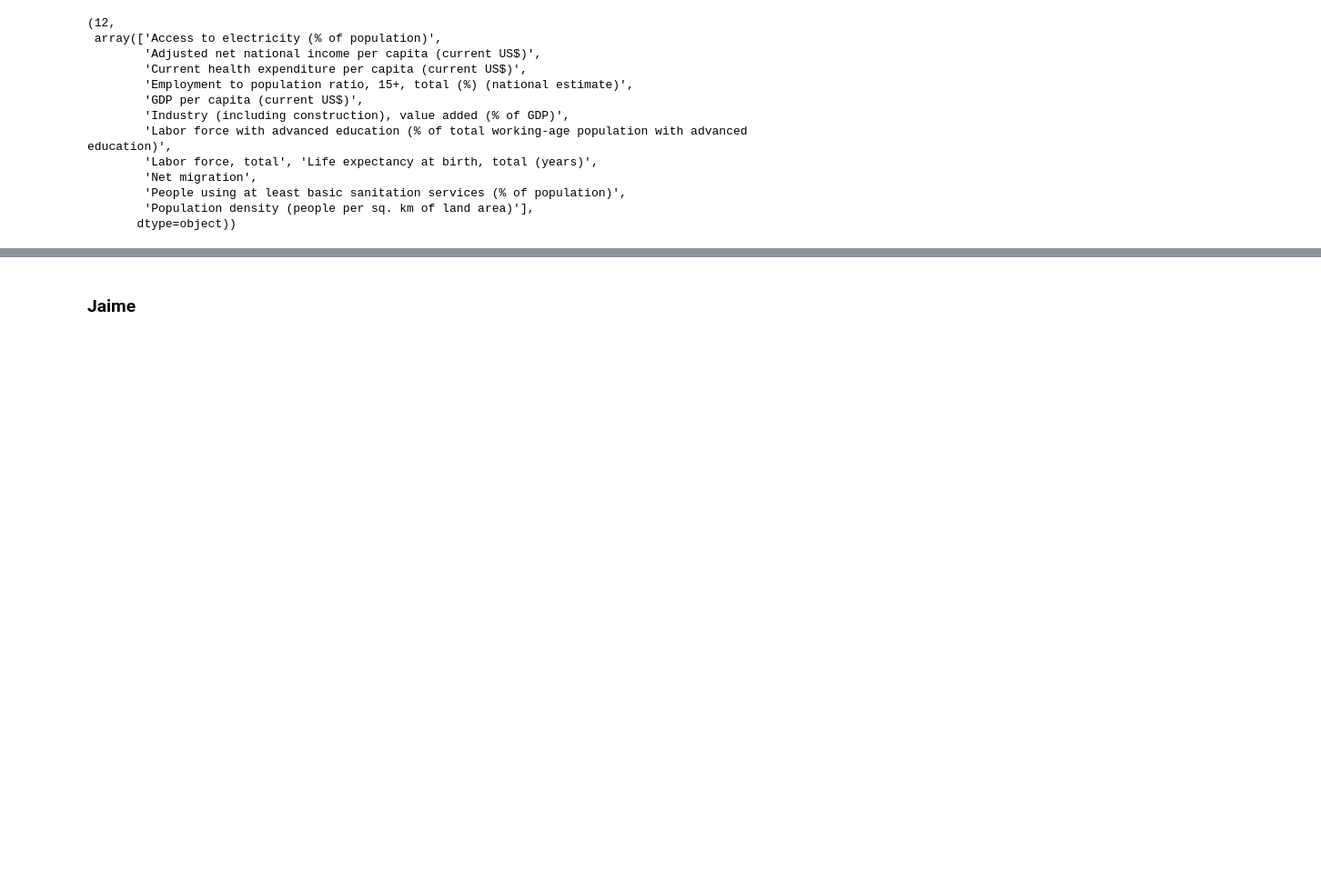
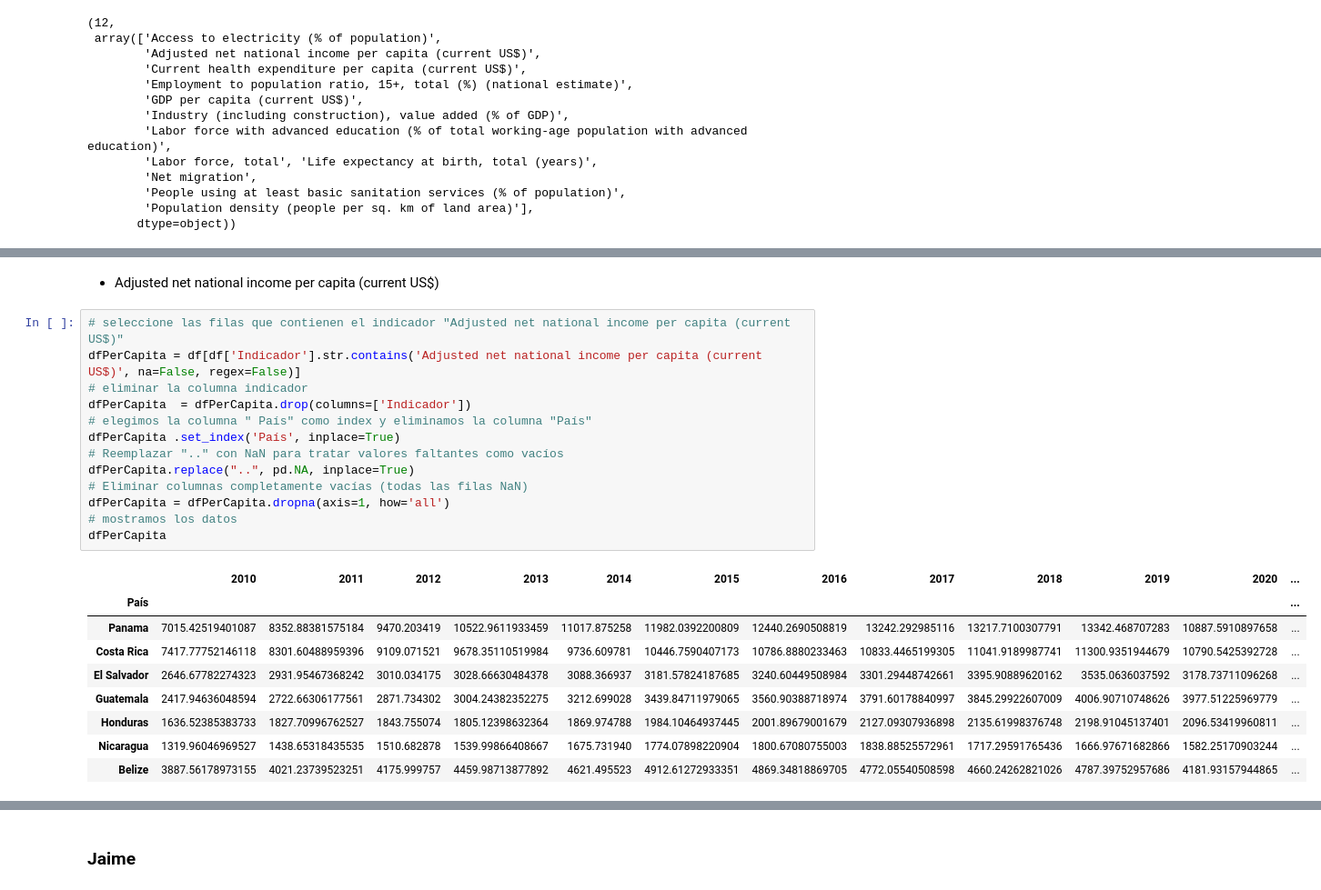
Before and after one commit to KarenSSanchezP/AnalisisLongevidad-AC, a Jupyter notebook: archivo.ipynb, the cells around one changed output, grey strips where cells are left out. Shown: that part at 91% size. Saved outputs shown, nothing was run; the diff lists cells and outputs as text; blank space fills up the shorter version.

```diff
--- a/archivo.ipynb
+++ b/archivo.ipynb
@@ -78,0 +121,25 @@ cantidadIndicadores, df['Indicador'].unique() # imprime los indicadores
+# %% [markdown]
+- Adjusted net national income per capita (current US$)
+# %%
+# seleccione las filas que contienen el indicador "Adjusted net national income per capita (current US$)"
+dfPerCapita = df[df['Indicador'].str.contains('Adjusted net national income per capita (current US$)', na=False, regex=False)]
+# eliminar la columna indicador
+dfPerCapita  = dfPerCapita.drop(columns=['Indicador'])
+# elegimos la columna " País" como index y eliminamos la columna "País"
+dfPerCapita .set_index('País', inplace=True)
+# Reemplazar ".." con NaN para tratar valores faltantes como vacíos
+dfPerCapita.replace("..", pd.NA, inplace=True)
+# Eliminar columnas completamente vacías (todas las filas NaN)
+dfPerCapita = dfPerCapita.dropna(axis=1, how='all')
+# mostramos los datos
+dfPerCapita
+# %% [output]
+|  | 2010 | 2011 | 2012 | 2013 | 2014 | 2015 | 2016 | 2017 | 2018 | 2019 | 2020 | ... |
+| País |  |  |  |  |  |  |  |  |  |  |  | ... |
+| Panama | 7015.42519401087 | 8352.88381575184 | 9470.203419 | 10522.9611933459 | 11017.875258 | 11982.0392200809 | 12440.2690508819 | 13242.292985116 | 13217.7100307791 | 13342.468707283 | 10887.5910897658 | ... |
+| Costa Rica | 7417.77752146118 | 8301.60488959396 | 9109.071521 | 9678.35110519984 | 9736.609781 | 10446.7590407173 | 10786.8880233463 | 10833.4465199305 | 11041.9189987741 | 11300.9351944679 | 10790.5425392728 | ... |
+| El Salvador | 2646.67782274323 | 2931.95467368242 | 3010.034175 | 3028.66630484378 | 3088.366937 | 3181.57824187685 | 3240.60449508984 | 3301.29448742661 | 3395.90889620162 | 3535.0636037592 | 3178.73711096268 | ... |
+| Guatemala | 2417.94636048594 | 2722.66306177561 | 2871.734302 | 3004.24382352275 | 3212.699028 | 3439.84711979065 | 3560.90388718974 | 3791.60178840997 | 3845.29922607009 | 4006.90710748626 | 3977.51225969779 | ... |
+| Honduras | 1636.52385383733 | 1827.70996762527 | 1843.755074 | 1805.12398632364 | 1869.974788 | 1984.10464937445 | 2001.89679001679 | 2127.09307936898 | 2135.61998376748 | 2198.91045137401 | 2096.53419960811 | ... |
+| Nicaragua | 1319.96046969527 | 1438.65318435535 | 1510.682878 | 1539.99866408667 | 1675.731940 | 1774.07898220904 | 1800.67080755003 | 1838.88525572961 | 1717.29591765436 | 1666.97671682866 | 1582.25170903244 | ... |
+| Belize | 3887.56178973155 | 4021.23739523251 | 4175.999757 | 4459.98713877892 | 4621.495523 | 4912.61272933351 | 4869.34818869705 | 4772.05540508598 | 4660.24262821026 | 4787.39752957686 | 4181.93157944865 | ... |
```
Also changed, not shown: parts of 7 cells of this notebook.
